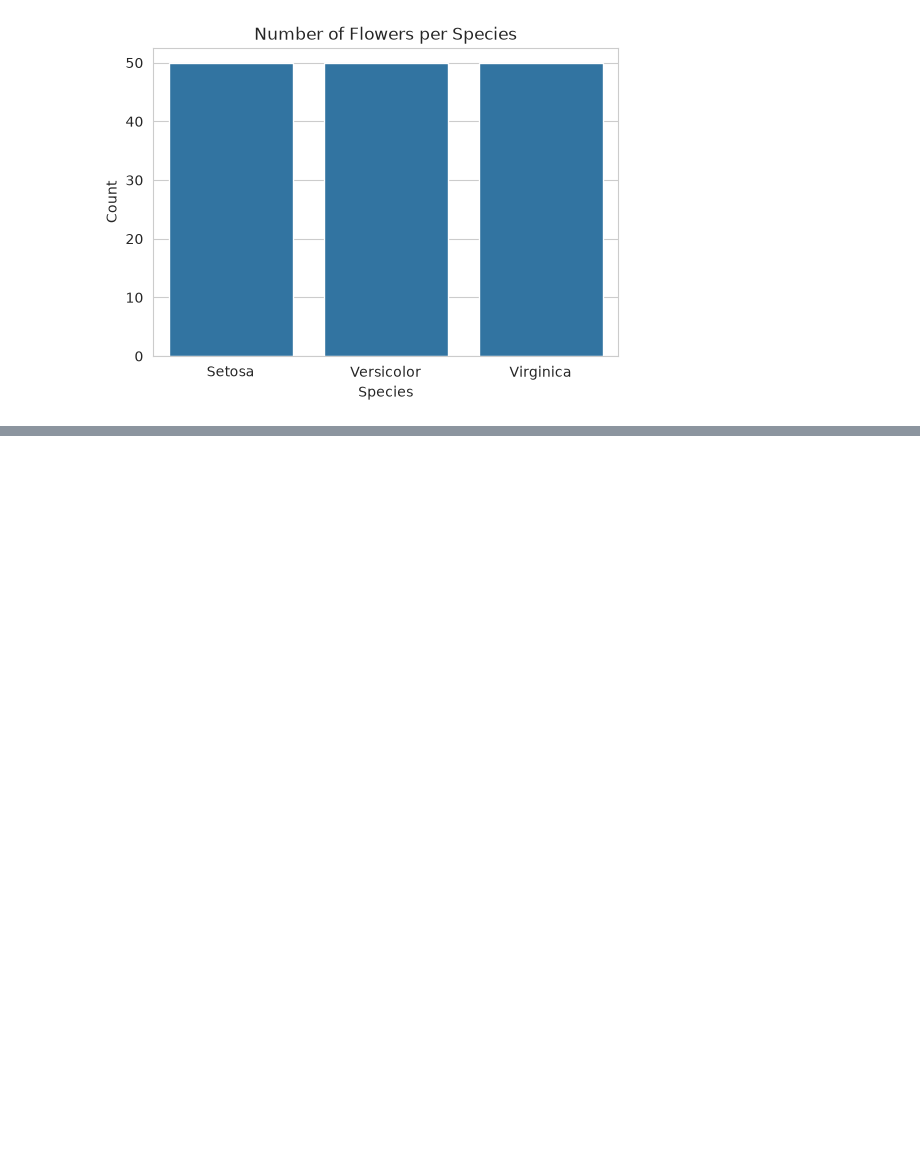
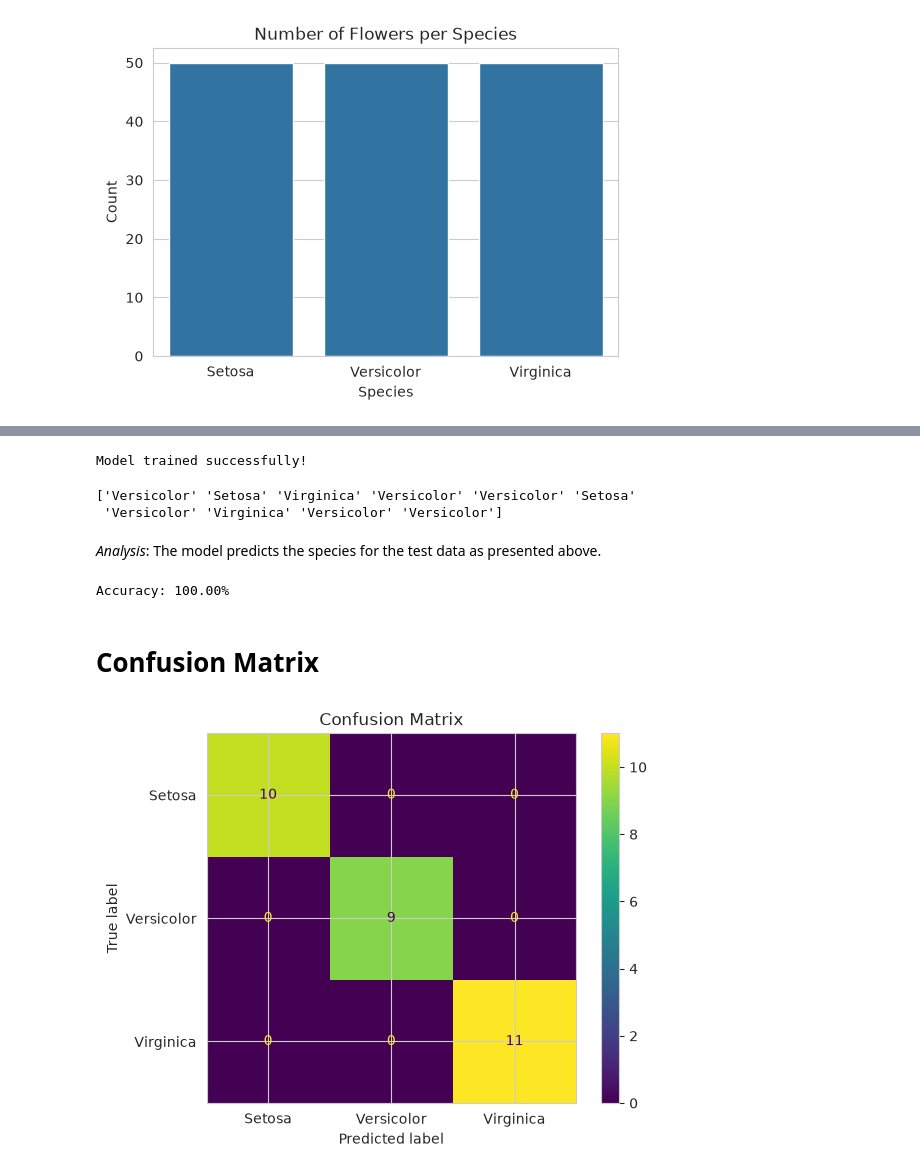
Before and after one commit to EdouTiti/CodeAlpha_Iris_Classification, a Jupyter notebook: Iris_Classification.ipynb, the cells around one changed output, grey strips where cells are left out. Cells and saved outputs as stored; diff of their text form; code cells hidden in the pictures; blank space fills up the shorter version.

```diff
--- a/Iris_Classification.ipynb
+++ b/Iris_Classification.ipynb
@@ -166,0 +213,13 @@ plt.show()
+# %%
+# split the dataset
+from sklearn.model_selection import train_test_split
+
+X_train, X_test, y_train, y_test = train_test_split(
+    X,
+    y,
+    test_size=0.2,
+    random_state=42
+)
+
+print("Training data:", X_train.shape)
+print("Testing data :", X_test.shape)
@@ -166,0 +233,48 @@ plt.show()
+# %%
+# Train the decision tree classifier
+from sklearn.tree import DecisionTreeClassifier
+
+model = DecisionTreeClassifier(random_state=42)
+
+model.fit(X_train, y_train)
+
+print("Model trained successfully!")
+# %% [output]
+Model trained successfully!
+# %%
+# Make Predictions
+y_pred = model.predict(X_test)
+
+print(y_pred[:10])
+# %% [output]
+['Versicolor' 'Setosa' 'Virginica' 'Versicolor' 'Versicolor' 'Setosa'
+ 'Versicolor' 'Virginica' 'Versicolor' 'Versicolor']
+# %% [markdown]
+*Analysis*: The model predicts the species for the test data as presented above.
+# %%
+# Measure accuracy
+from sklearn.metrics import accuracy_score
+
+accuracy = accuracy_score(y_test, y_pred)
+
+print(f"Accuracy: {accuracy:.2%}")
+# %% [output]
+Accuracy: 100.00%
+# %% [markdown]
+# Confusion Matrix
+# %%
+# Display the confusion Matrix
+from sklearn.metrics import confusion_matrix, ConfusionMatrixDisplay
+
+cm = confusion_matrix(y_test, y_pred)
+
+disp = ConfusionMatrixDisplay(
+    confusion_matrix=cm,
+    display_labels=model.classes_
+)
+
+disp.plot()
+plt.title("Confusion Matrix")
+plt.show()
+# %% [output]
+[figure, added]
```
Also changed, not shown: parts of 29 cells of this notebook, 2 other files.
